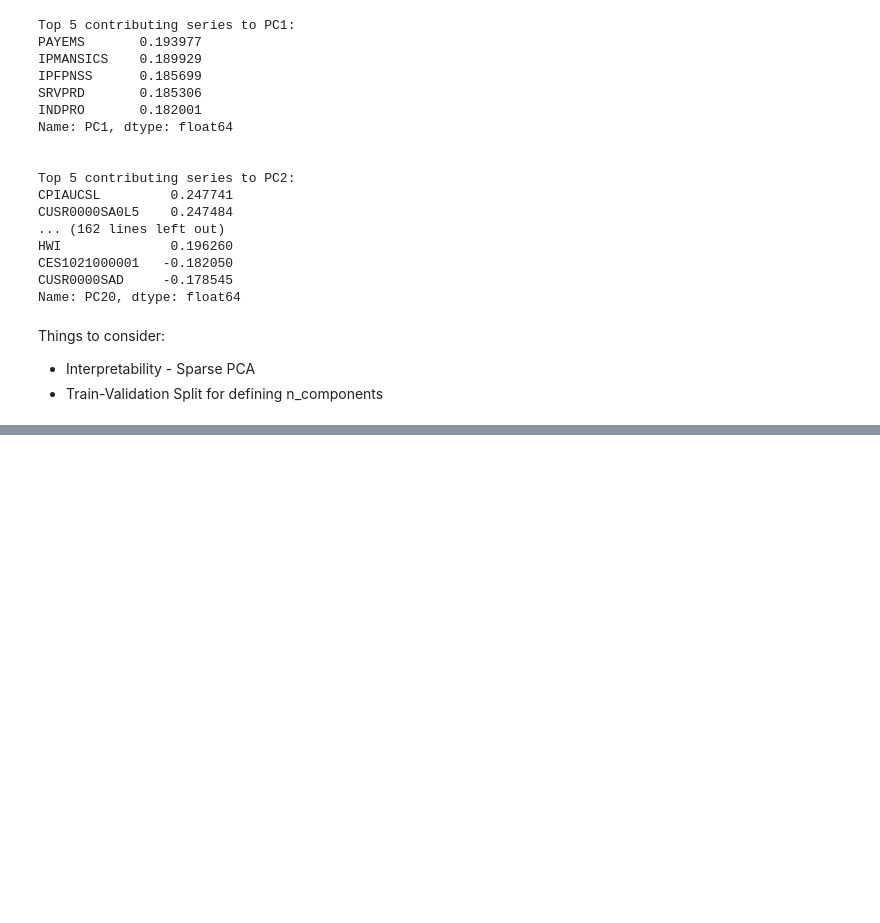
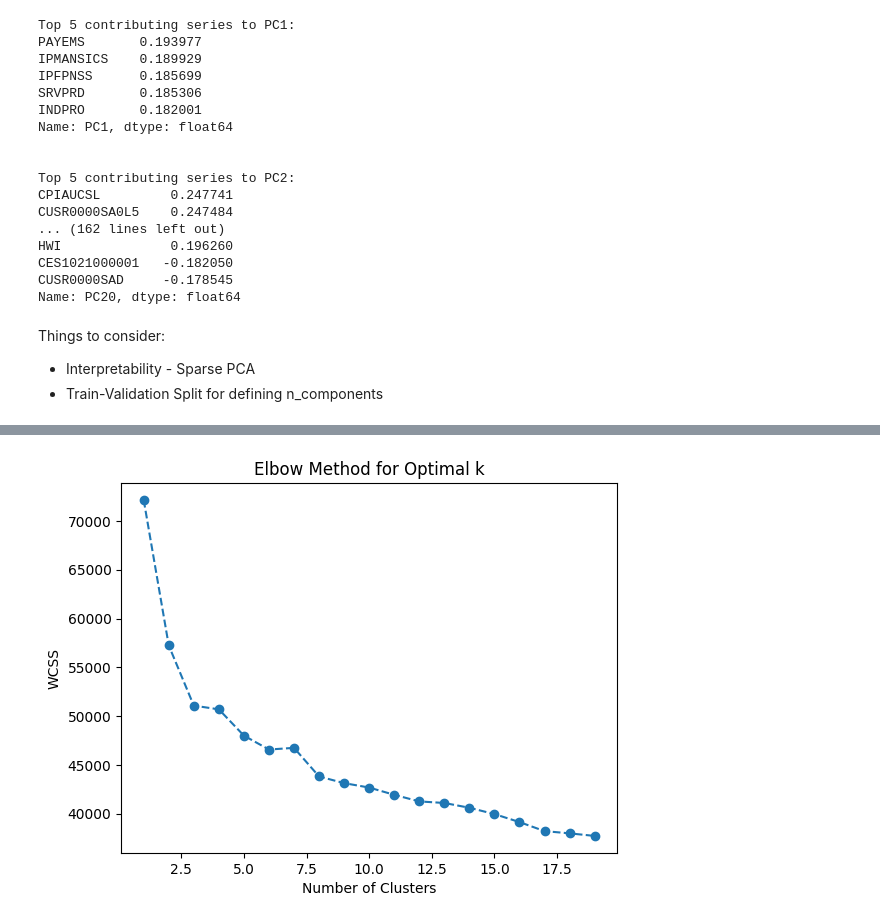
Before and after one commit to Finance-Notes/FIN710_S1_2025, a Jupyter notebook: Lecture2/Dimension_Reduction_FREDMD.ipynb, the cells around one changed output, grey strips where cells are left out. Saved outputs shown, nothing was run; the diff lists cells and outputs as text; code cells hidden in the pictures; blank space fills up the shorter version.

```diff
--- a/Lecture2/Dimension_Reduction_FREDMD.ipynb
+++ b/Lecture2/Dimension_Reduction_FREDMD.ipynb
@@ -335,0 +350,6 @@ Things to consider:
+# %%
+topics = pd.read_csv("Monthly_Topic_Attention_Theta.csv")
+topics = topics.set_index("date")
+topics.index = pd.to_datetime(topics.index)
+
+topics
@@ -335,0 +371,9 @@ Things to consider:
+# %%
+topics.dropna(inplace=True)
+
+scaler = StandardScaler()
+topics_scaled = pd.DataFrame(scaler.fit_transform(topics), columns=topics.columns, index=topics.index)
+topics_scaled.dropna(inplace=True)
+
+# Preview the first few rows of the DataFrame
+topics_scaled.head()
@@ -335,0 +389,16 @@ Things to consider:
+# %%
+wcss = []  # Within-cluster sum of squares
+
+for i in range(1, 20):
+    kmeans = KMeans(n_clusters=i, random_state=42)
+    kmeans.fit(topics_scaled.T)
+    wcss.append(kmeans.inertia_)
+
+plt.figure()
+plt.plot(range(1, 20), wcss, marker='o', linestyle='--')
+plt.title('Elbow Method for Optimal k')
+plt.xlabel('Number of Clusters')
+plt.ylabel('WCSS')
+plt.show()
+# %% [output]
+[figure, added]
```
Also changed, not shown: parts of 10 cells of this notebook, 2 other files.
